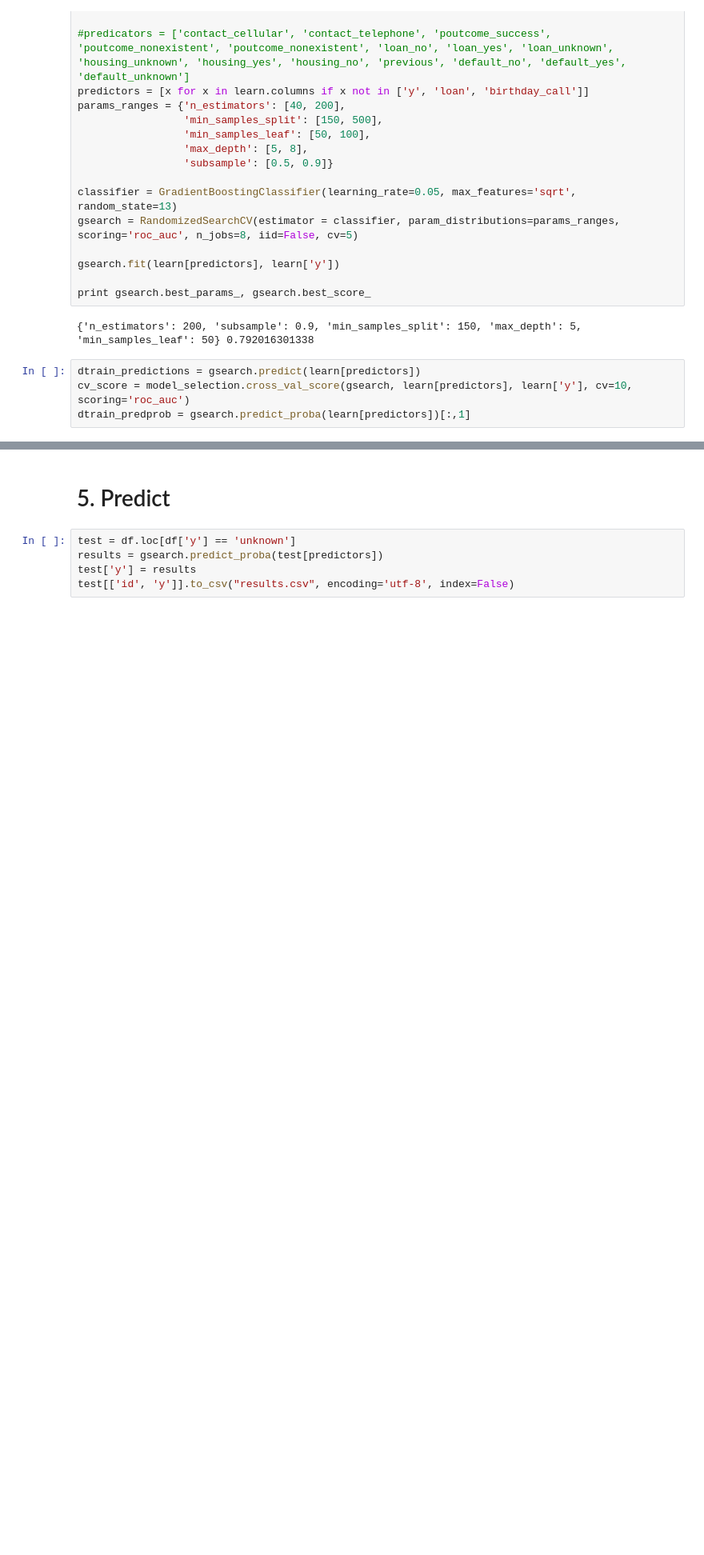
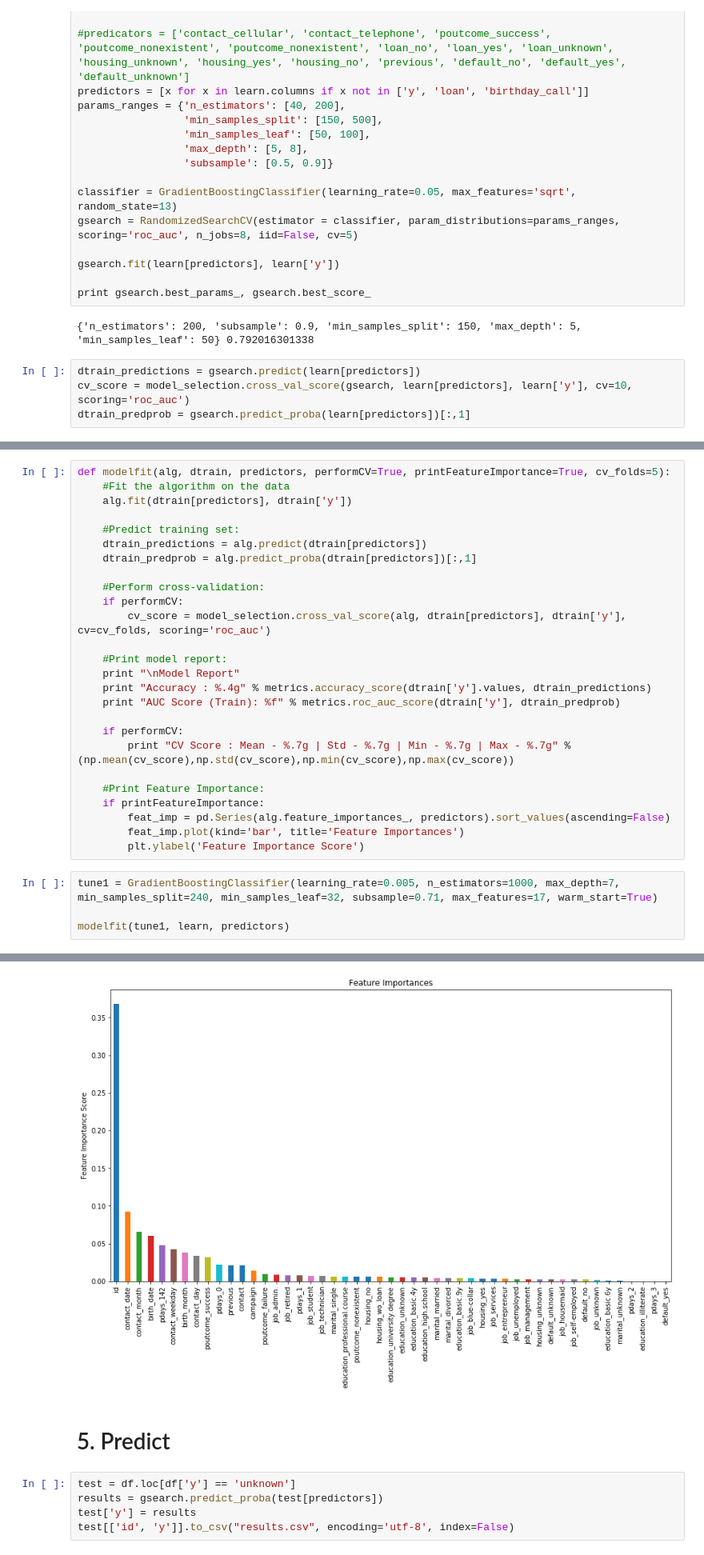
Before and after one commit to destruktiw/JNP3-1, a Jupyter notebook: Solution.ipynb, the cells around one changed output, grey strips where cells are left out. Shown: that part at 80% size. Drawn from its saved outputs; the diff is of its cells as text; blank space fills up the shorter version.

```diff
--- a/Solution.ipynb
+++ b/Solution.ipynb
@@ -288,0 +352,31 @@ print "CV Score : Mean - %.7g | Std - %.7g | Min - %.7g | Max - %.7g" % (np.mean
+# %%
+def modelfit(alg, dtrain, predictors, performCV=True, printFeatureImportance=True, cv_folds=5):
+    #Fit the algorithm on the data
+    alg.fit(dtrain[predictors], dtrain['y'])
+
+    #Predict training set:
+    dtrain_predictions = alg.predict(dtrain[predictors])
+    dtrain_predprob = alg.predict_proba(dtrain[predictors])[:,1]
+
+    #Perform cross-validation:
+    if performCV:
+        cv_score = model_selection.cross_val_score(alg, dtrain[predictors], dtrain['y'], cv=cv_folds, scoring='roc_auc')
+
+    #Print model report:
+    print "\nModel Report"
+    print "Accuracy : %.4g" % metrics.accuracy_score(dtrain['y'].values, dtrain_predictions)
+    print "AUC Score (Train): %f" % metrics.roc_auc_score(dtrain['y'], dtrain_predprob)
+
+    if performCV:
+        print "CV Score : Mean - %.7g | Std - %.7g | Min - %.7g | Max - %.7g" % (np.mean(cv_score),np.std(cv_score),np.min(cv_score),np.max(cv_score))
+
+    #Print Feature Importance:
+    if printFeatureImportance:
+        feat_imp = pd.Series(alg.feature_importances_, predictors).sort_values(ascending=False)
+        feat_imp.plot(kind='bar', title='Feature Importances')
+        plt.ylabel('Feature Importance Score')
+# %%
+tune1 = GradientBoostingClassifier(learning_rate=0.005, n_estimators=1000, max_depth=7, min_samples_split=240, min_samples_leaf=32, subsample=0.71, max_features=17, warm_start=True)
+
+modelfit(tune1, learn, predictors)
+# %% [output]
@@ -289,3 +387,4 @@ print "CV Score : Mean - %.7g | Std - %.7g | Min - %.7g | Max - %.7g" % (np.mean
+[figure, added]
 # %% [markdown]
 # 5. Predict
 # %%
```
Also changed, not shown: parts of 14 cells of this notebook.
